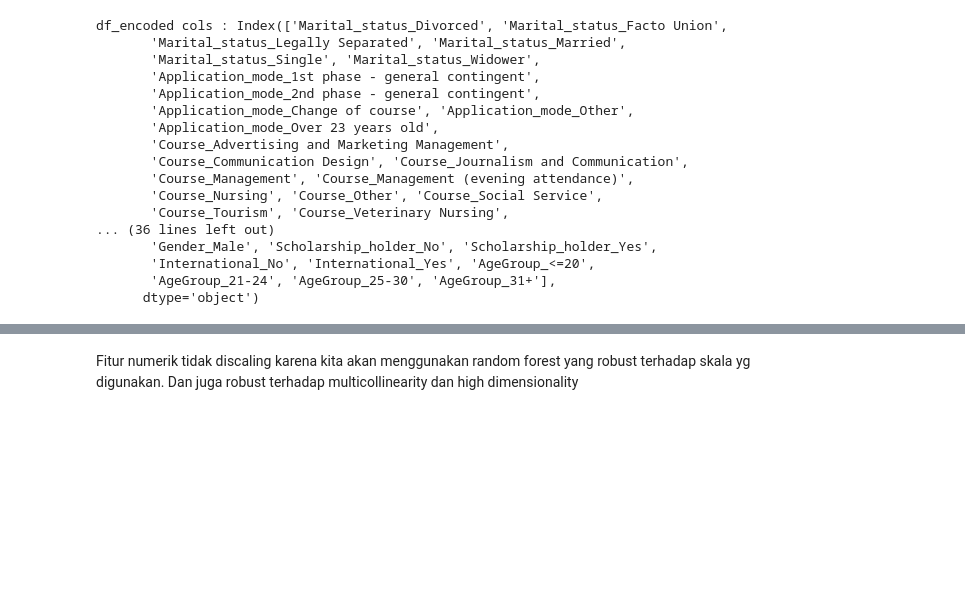
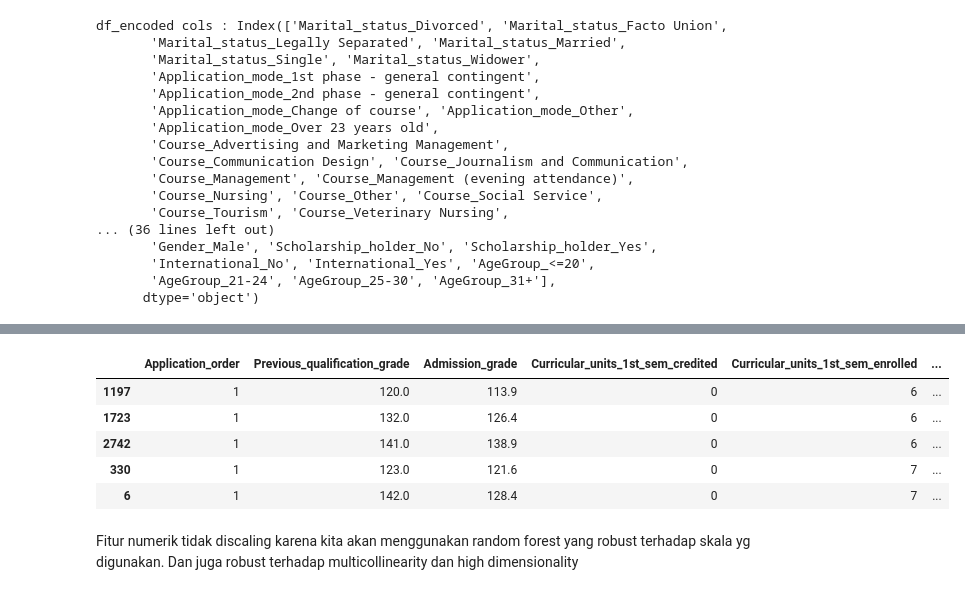
Before and after one commit to medianosandie/Student-Dropout-Prediction, a Jupyter notebook: BPDS_final_submission_revised.ipynb, the cells around one changed output, grey strips where cells are left out. Drawn from its saved outputs; the diff is of its cells as text; code cells hidden in the pictures; blank space fills up the shorter version.

```diff
--- a/BPDS_final_submission_revised.ipynb
+++ b/BPDS_final_submission_revised.ipynb
@@ -951,6 +951,15 @@ Data columns (total 92 columns):
  91  AgeGroup_31+                                                                    4424 non-null   bool
 dtypes: bool(73), float64(7), int64(12)
 memory usage: 972.2 KB
+# %%
+df_final.sample(5)
+# %% [output]
+|  | Application_order | Previous_qualification_grade | Admission_grade | Curricular_units_1st_sem_credited | Curricular_units_1st_sem_enrolled | ... |
+| 1197 | 1 | 120.0 | 113.9 | 0 | 6 | ... |
+| 1723 | 1 | 132.0 | 126.4 | 0 | 6 | ... |
+| 2742 | 1 | 141.0 | 138.9 | 0 | 6 | ... |
+| 330 | 1 | 123.0 | 121.6 | 0 | 7 | ... |
+| 6 | 1 | 142.0 | 128.4 | 0 | 7 | ... |
 # %% [markdown]
 Fitur numerik tidak discaling karena kita akan menggunakan random forest yang robust terhadap skala yg digunakan. Dan juga robust terhadap multicollinearity dan high dimensionality
 # %% [markdown]
```
Also changed, not shown: parts of 1 cell of this notebook, 1 other file.
